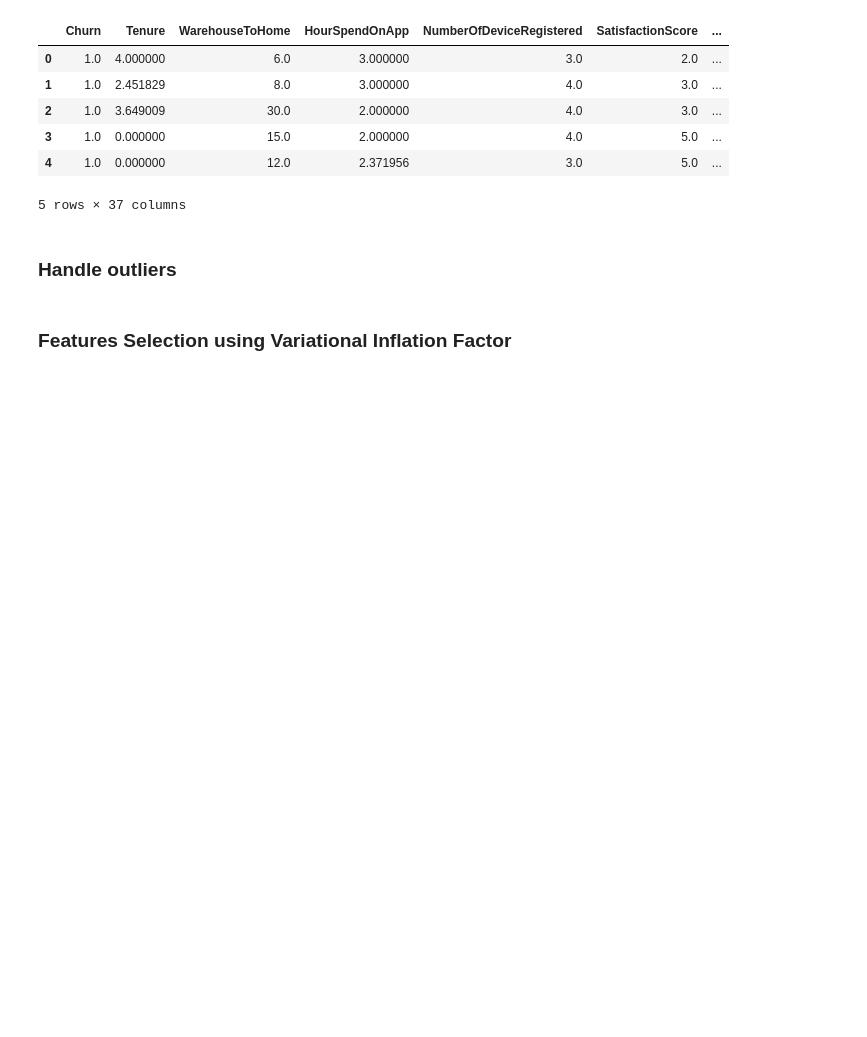
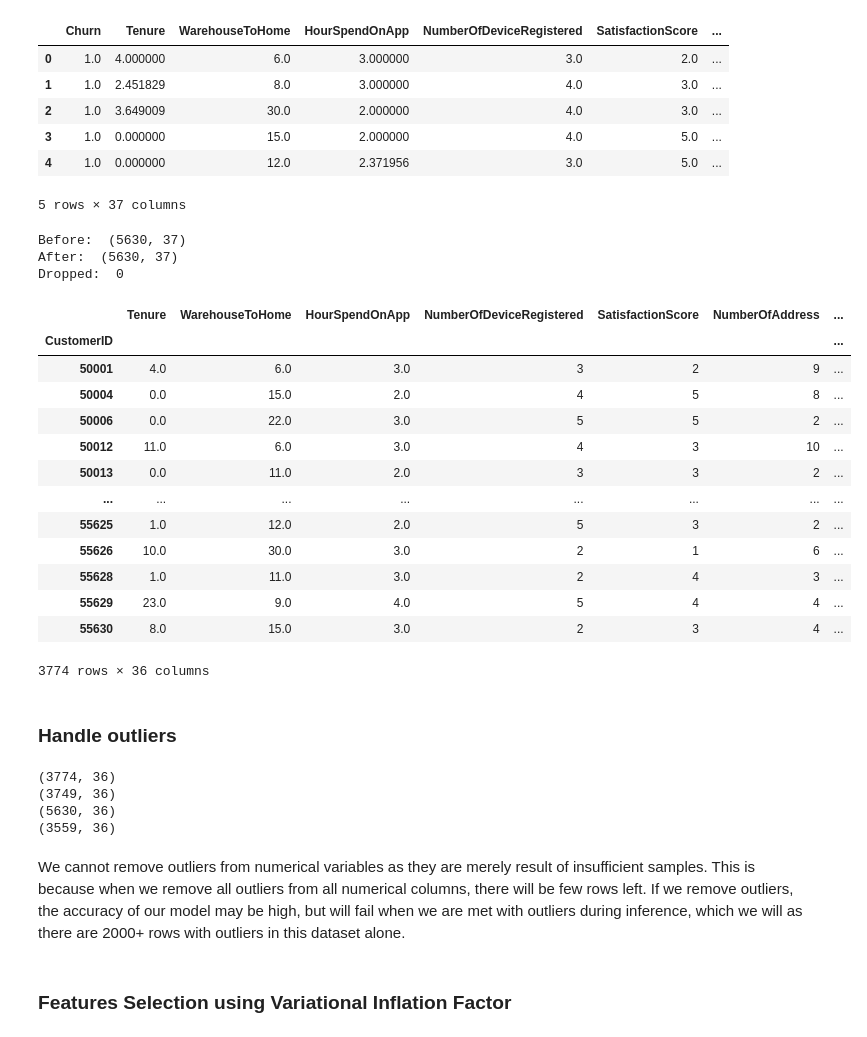
Before and after one commit to adamxht/ecommerce-know-your-customer, a Jupyter notebook: notebooks/Train.ipynb, the cells around one changed output. Saved outputs shown, nothing was run; the diff lists cells and outputs as text; code cells hidden in the pictures; blank space fills up the shorter version.

```diff
--- a/notebooks/Train.ipynb
+++ b/notebooks/Train.ipynb
@@ -61,5 +58,71 @@ df_imputed.head()
 | 3 | 1.0 | 0.000000 | 15.0 | 2.000000 | 4.0 | 5.0 | ... |
 | 4 | 1.0 | 0.000000 | 12.0 | 2.371956 | 3.0 | 5.0 | ... |
 5 rows × 37 columns
+# %%
+print("Before: ", df_one_hot.shape)
+print("After: ", df_imputed.shape)
+print("Dropped: ", df_one_hot.shape[0] - df_imputed.shape[0])
+# %% [output]
+Before:  (5630, 37)
+After:  (5630, 37)
+Dropped:  0
+# %%
+# Drop Target variable
+y_dropped = df_dropped["Churn"]
+df_dropped = df_dropped.drop(columns=['Churn'],axis=1)
+y_imputed = df_imputed["Churn"]
+df_imputed = df_imputed.drop(columns=['Churn'],axis=1)
+df.drop(columns=['Churn'],axis=1, inplace=True)
+
+categorical_columns = ["PreferredLoginDevice", "CityTier", "PreferredPaymentMode", "Gender", "PreferedOrderCat", "MaritalStatus"] # for one hot encoding, exclude columns that are already binary
+numerical_columns = [col for col in df.columns if col not in categorical_columns] # Churnhas been dropped above
+# %%
+df_dropped
+# %% [output]
+|  | Tenure | WarehouseToHome | HourSpendOnApp | NumberOfDeviceRegistered | SatisfactionScore | NumberOfAddress | ... |
+| CustomerID |  |  |  |  |  |  | ... |
+| 50001 | 4.0 | 6.0 | 3.0 | 3 | 2 | 9 | ... |
+| 50004 | 0.0 | 15.0 | 2.0 | 4 | 5 | 8 | ... |
+| 50006 | 0.0 | 22.0 | 3.0 | 5 | 5 | 2 | ... |
+| 50012 | 11.0 | 6.0 | 3.0 | 4 | 3 | 10 | ... |
+| 50013 | 0.0 | 11.0 | 2.0 | 3 | 3 | 2 | ... |
+| ... | ... | ... | ... | ... | ... | ... | ... |
+| 55625 | 1.0 | 12.0 | 2.0 | 5 | 3 | 2 | ... |
+| 55626 | 10.0 | 30.0 | 3.0 | 2 | 1 | 6 | ... |
+| 55628 | 1.0 | 11.0 | 3.0 | 2 | 4 | 3 | ... |
+| 55629 | 23.0 | 9.0 | 4.0 | 5 | 4 | 4 | ... |
+| 55630 | 8.0 | 15.0 | 3.0 | 2 | 3 | 4 | ... |
+3774 rows × 36 columns
 # %% [markdown]
 ### Handle outliers
+# %%
+def drop_outliers(df_version, columns, threshold=1.5):
+    df_no_outliers = df_version.copy()
+    for col in columns:
+        Q1 = df_no_outliers[col].quantile(0.25)
+        Q3 = df_no_outliers[col].quantile(0.75)
+        IQR = Q3 - Q1
+        lower_bound = Q1 - threshold * IQR
+        upper_bound = Q3 + threshold * IQR
+        df_no_outliers = df_no_outliers[(df_no_outliers[col] > lower_bound) & (df_no_outliers[col] < upper_bound)]
+    return df_no_outliers
+
+# droped null values with outliers
+df_dropped_with_outliers = df_dropped
+# droped null values no outliers
+df_dropped_no_outliers = drop_outliers(df_dropped, ['Tenure'])
+# imputed null values with outliers
+df_imputed_with_outliers = df_imputed
+# imputed null values without outliers
+df_imputed_no_outliers = drop_outliers(df_imputed, [x for x in numerical_columns if x != "Complain"])
+
+all_df = [df_dropped_with_outliers, df_dropped_no_outliers, df_imputed_with_outliers, df_imputed_no_outliers]
+for df in all_df:
+    print(df.shape)
+# %% [output]
+(3774, 36)
+(3749, 36)
+(5630, 36)
+(3559, 36)
+# %% [markdown]
+We cannot remove outliers from numerical variables as they are merely result of insufficient samples. This is because when we remove all outliers from all numerical columns, there will be few rows left. If we remove outliers, the accuracy of our model may be high, but will fail when we are met with outliers during inference, which we will as there are 2000+ rows with outliers in this dataset alone.
```
Also changed, not shown: parts of 21 cells of this notebook.
